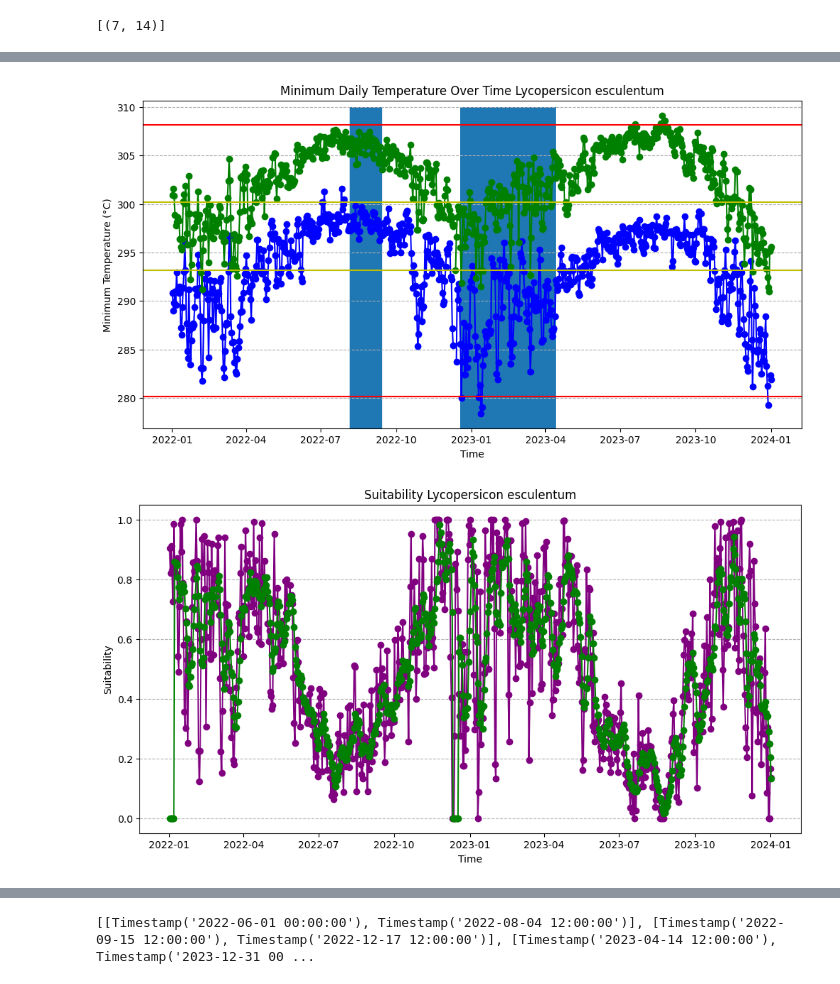
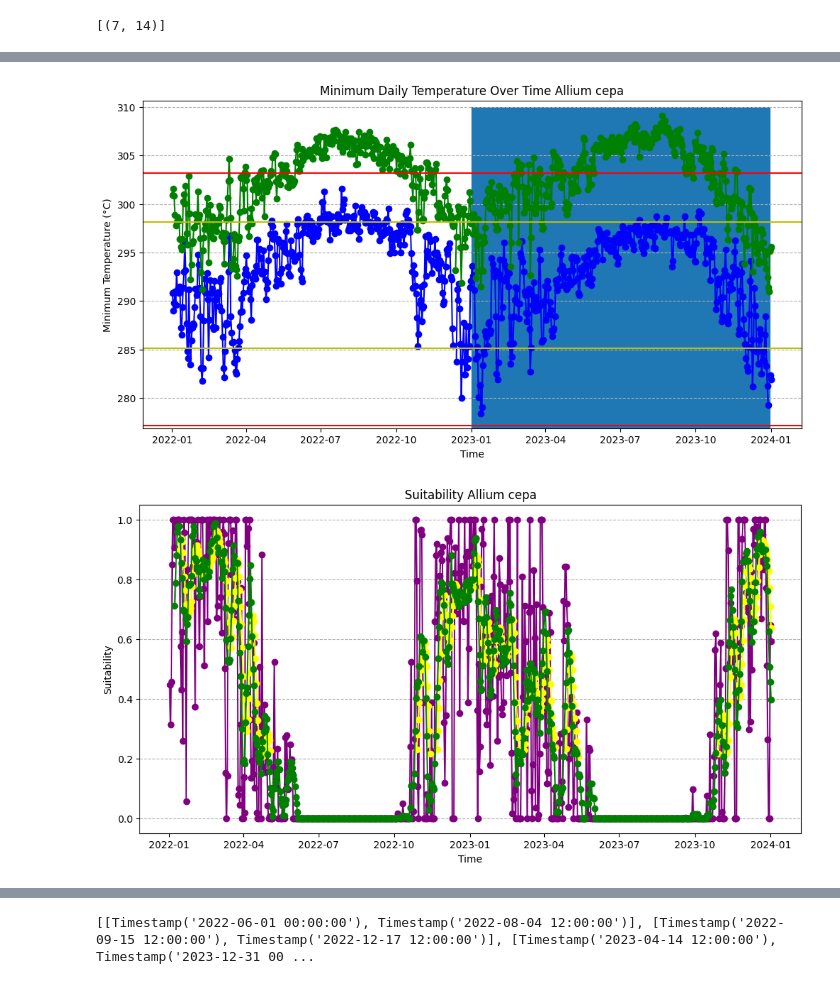
Before and after one commit to stereowrench/crop-models, a Jupyter notebook: Crop Simulations.ipynb, the cells around one changed output, grey strips where cells are left out. Saved outputs shown, nothing was run; the diff lists cells and outputs as text; code cells hidden in the pictures.

```diff
--- a/Crop Simulations.ipynb
+++ b/Crop Simulations.ipynb
@@ -80,8 +80,8 @@ ecocrop_file = 'EcoCrop_DB.csv'
 ecocrop_df = pd.read_csv(ecocrop_file, encoding='latin-1')
 
 # Select your crop of interest (replace 'Maize' with your desired crop)
-# crop_name = 'Allium cepa'
-crop_name= "Lycopersicon esculentum" # Tomatoes
+crop_name = 'Allium cepa' #onion
+# crop_name= "Lycopersicon esculentum" # Tomatoes
 # crop_name = "Vigna unguiculata"
 # crop_name = "Ipomoea batatas"
 crop = ecocrop_df[ecocrop_df['ScientificName'] == crop_name]
@@ -236,7 +236,8 @@ for window_size in range(int(gmin), int(gmax) + 1, 10):
     # Extend the data for circular rolling
     # season_suitability = daily_suitability.rolling(time=window_size, min_periods=window_size, center=False).mean()
     # season_suitability = daily_suitability[::-1].rolling(time=window_size, min_periods=window_size, center=True).mean()[::-1]
-    season_suitability = daily_suitability.rolling(time=7, min_periods=7).mean().fillna(0)
+    # season_suitability = daily_suitability.rolling(time=7, min_periods=7).mean().fillna(0)
+    season_suitability = daily_suitability.rolling(time=7, min_periods=7).mean().interpolate_na(dim="time")
     # alpha=0.3
     # span=10
     # season_suitability = daily_suitability.rolling_exp(time=span, window_type="span").mean()
@@ -272,7 +273,9 @@ for window_size, suitability in growing_season_suitability.items():
     # Get all suitable dates (above threshold)
     suitability = suitability.isel(lat=lat,lon=lon)
     # print(suitability.time)
-    suitable_dates = suitability.where(suitability > 0.2).dropna(dim='time')
+    daily_suitability_smoothed = suitability.rolling(time=7,min_periods=7).mean().interpolate_na(dim="time")
+    suitable_dates = daily_suitability_smoothed.where(daily_suitability_smoothed > 0.2).dropna(dim='time')
+    print(suitable_dates)
     # print(suitability.isel(lat=lat,lon=lon).dropna(dim="time"))
     # Group consecutive dates into ranges
     ranges = []
@@ -287,7 +290,6 @@ for window_size, suitability in growing_season_suitability.items():
         ds = dates[0]
         de = dates[-1]
         days = (de - ds).days
-
 
         # ds = dates[0] + pd.Timedelta(-window_size/2, "d")
         # de = dates[-1] + pd.Timedelta(-window_size/2, "d")
@@ -310,4 +330,4 @@ for window_size, suitability in growing_season_suitability.items():
 # %%
-view_window = 80
+view_window = 105
 print(optimal_planting_ranges[view_window])
 # %% [output]
@@ -353,41 +373,46 @@ plt.grid(axis='y', linestyle='--')
 # Show the plot
 plt.show()
 # %% [output]
-[figure, old version]
+[figure, new version]
 # %%
 n_repeats = 2
 
 # time_span = daily_suitability.time[-1] - daily_suitability.time[0]
 # new_times = [daily_suitability.time + i * time_span for i in range(n_repeats)]
 # new_times = xr.concat(new_times, dim="time")
 # Get the time span of the original data
 # time_span = daily_suitability.time[-1] - daily_suitability.time[0]
 
 # # Create a new time array by *subtracting* multiples of the time span from the original time coordinates
 # new_times = [daily_suitability.time - i * time_span for i in range(1, n_repeats + 1)][::-1] # Reverse the list
 # new_times = xr.concat(new_times, dim="time")
 
 # daily_suitability_extended = xr.DataArray(
 #     data=np.tile(daily_suitability.values, (n_repeats, 1, 1)),  # Tile the values along the time axis
 #     coords={"time": new_times, "lat": daily_suitability.lat, "lon": daily_suitability.lon},  # Use new time coordinates
 #     dims=["time", "lat", "lon"],
 # )
 window_size = view_window
+daily_suitability_smoothed = growing_season_suitability[window_size].rolling(time=7,min_periods=7).mean()
+daily_suitability_smoothed = daily_suitability_smoothed.where(daily_suitability_smoothed > 0.2)
+
+
 plt.figure(figsize=(12, 6))
 plt.plot(daily_suitability.isel(lat=lat,lon=lon).time.values, daily_suitability.isel(lat=lat,lon=lon), marker='o', linestyle='-', color='purple')
+plt.plot(daily_suitability_smoothed.isel(lat=lat,lon=lon).time.values, daily_suitability_smoothed.isel(lat=lat,lon=lon), marker='o', linestyle='-', color='yellow')
 # plt.plot(daily_suitability.isel(lat=lat,lon=lon).time.values, daily_suitability.isel(lat=lat,lon=lon), marker='o', linestyle='-', color='purple')
 # plt.plot(growing_season_suitability[105].isel(lat=lat,lon=lon).time.values, growing_season_suitability[105].isel(lat=lat,lon=lon), marker='o', linestyle='-', color='purple')
 plt.plot(growing_season_suitability[window_size].isel(lat=lat,lon=lon).time.values, growing_season_suitability[window_size].isel(lat=lat,lon=lon), marker='o', linestyle='-', color='green')
 # Add labels and title
 plt.title('Suitability ' + crop_name)
 plt.xlabel('Time')
 plt.ylabel('Suitability')  # Assuming tasmin is in Celsius; change if necessary
 plt.grid(axis='y', linestyle='--')
 
 # Show the plot
 plt.show()
 # %% [output]
-[figure, old version]
+[figure, new version]
 # %%
 n_repeats = 2
 
```
Also changed, not shown: parts of 4 cells of this notebook.
